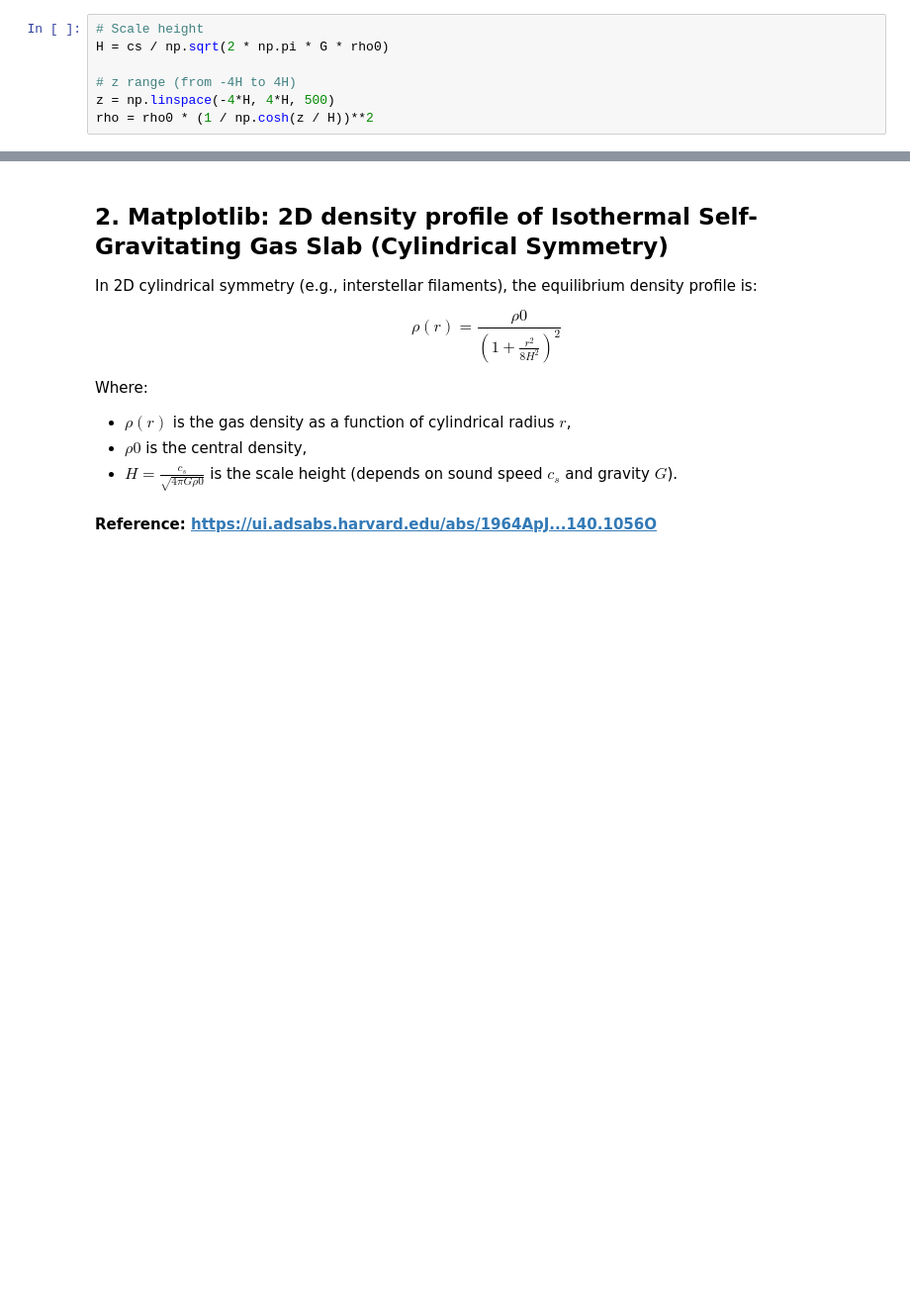
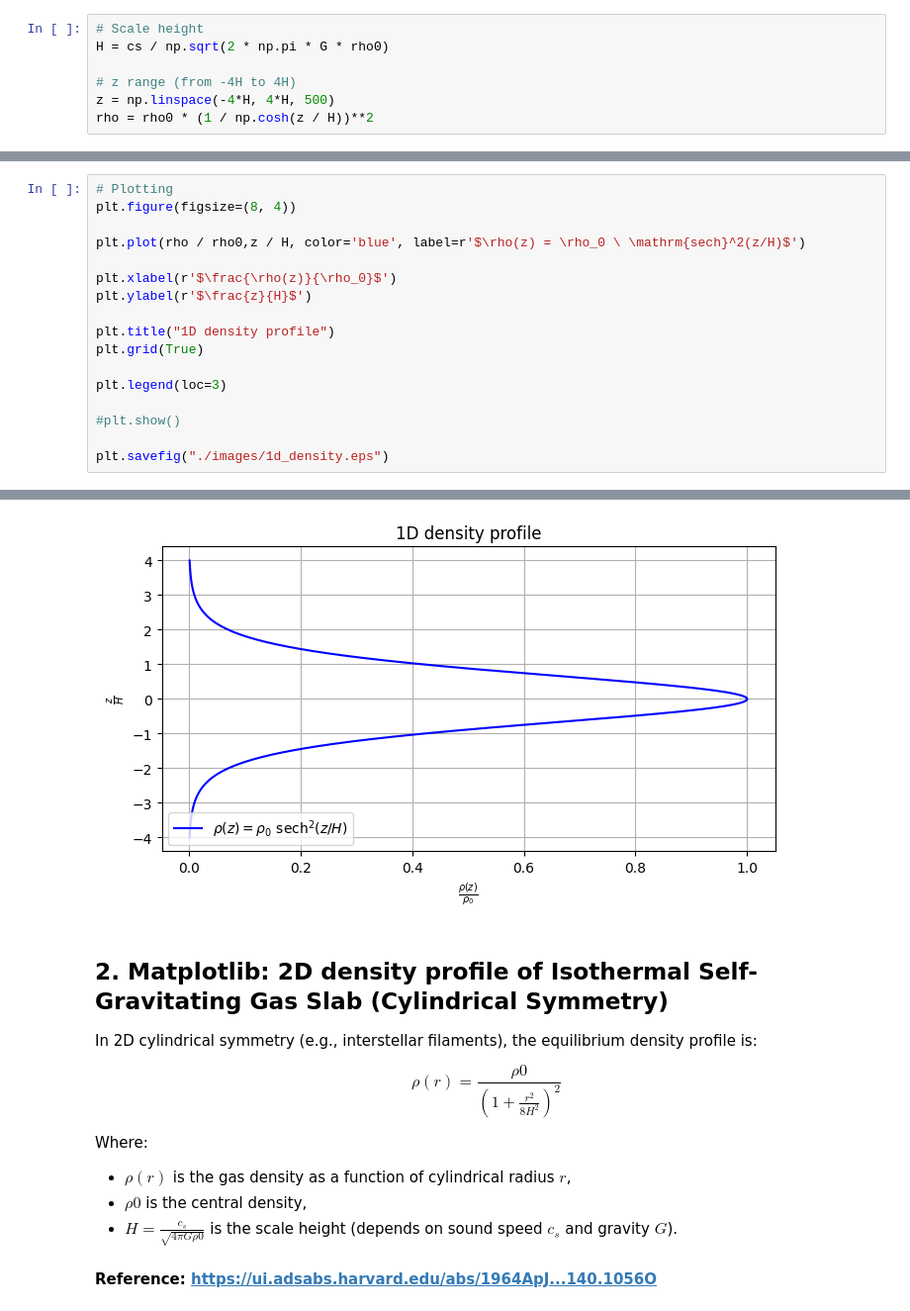
Before and after one commit to wbandabarragan/Bootcamp2025, a Jupyter notebook: CursoA_Semana1/Clase_02/Clase_2a.ipynb, the cells around one changed output, grey strips where cells are left out. Shown at 99% size. Cells and saved outputs as stored; diff of their text form; blank space fills up the shorter version.

```diff
--- a/CursoA_Semana1/Clase_02/Clase_2a.ipynb
+++ b/CursoA_Semana1/Clase_02/Clase_2a.ipynb
@@ -81,0 +104,18 @@ plt.show()
+# %%
+# Plotting
+plt.figure(figsize=(8, 4))
+
+plt.plot(rho / rho0,z / H, color='blue', label=r'$\rho(z) = \rho_0 \ \mathrm{sech}^2(z/H)$')
+
+plt.xlabel(r'$\frac{\rho(z)}{\rho_0}$')
+plt.ylabel(r'$\frac{z}{H}$')
+
+plt.title("1D density profile")
+plt.grid(True)
+
+plt.legend(loc=3)
+
+#plt.show()
+
+plt.savefig("./images/1d_density.eps")
+# %% [output]
@@ -82,3 +123,4 @@ plt.show()
+[figure, added]
 # %% [markdown]
 ## 2. Matplotlib: 2D density profile of Isothermal Self-Gravitating Gas Slab (Cylindrical Symmetry)
 
```
Also changed, not shown: parts of 10 cells of this notebook.
